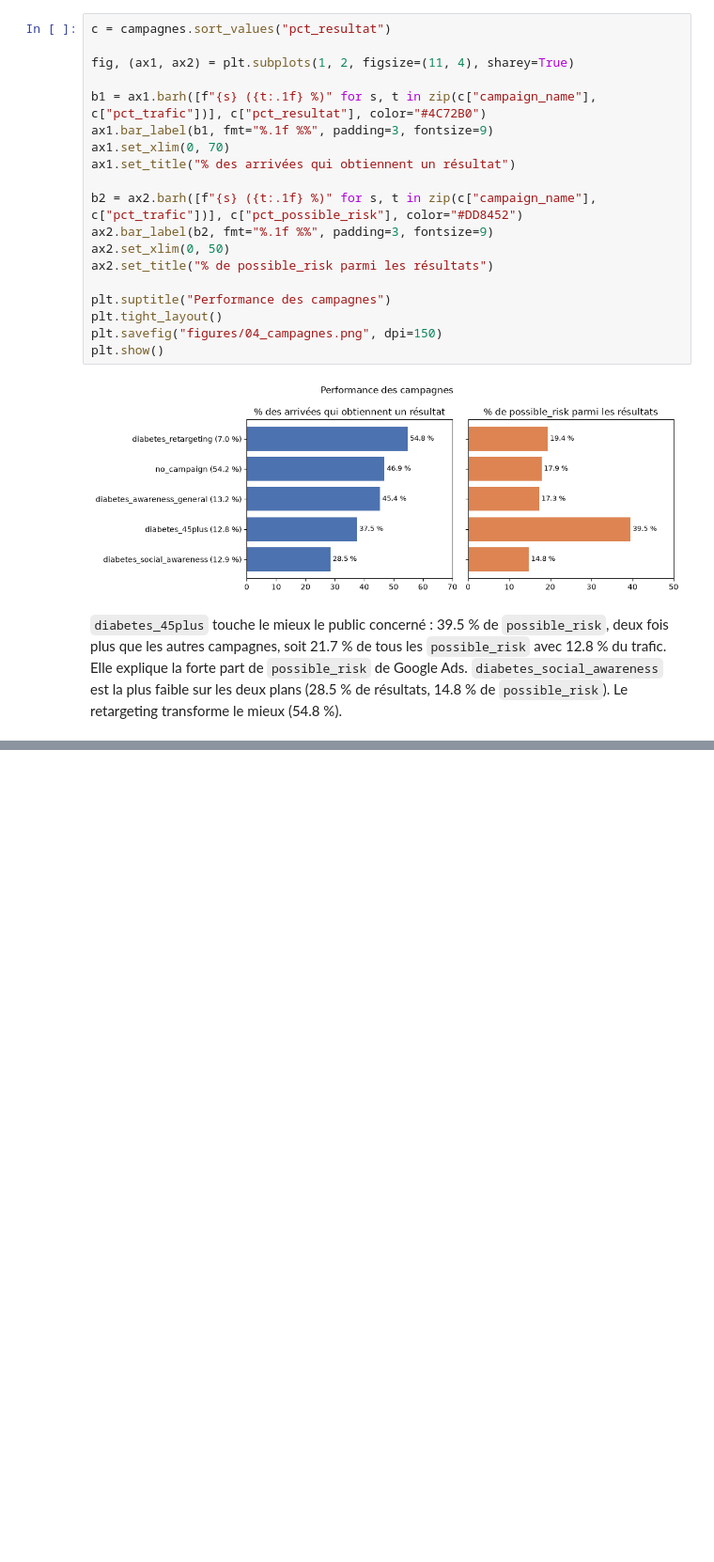
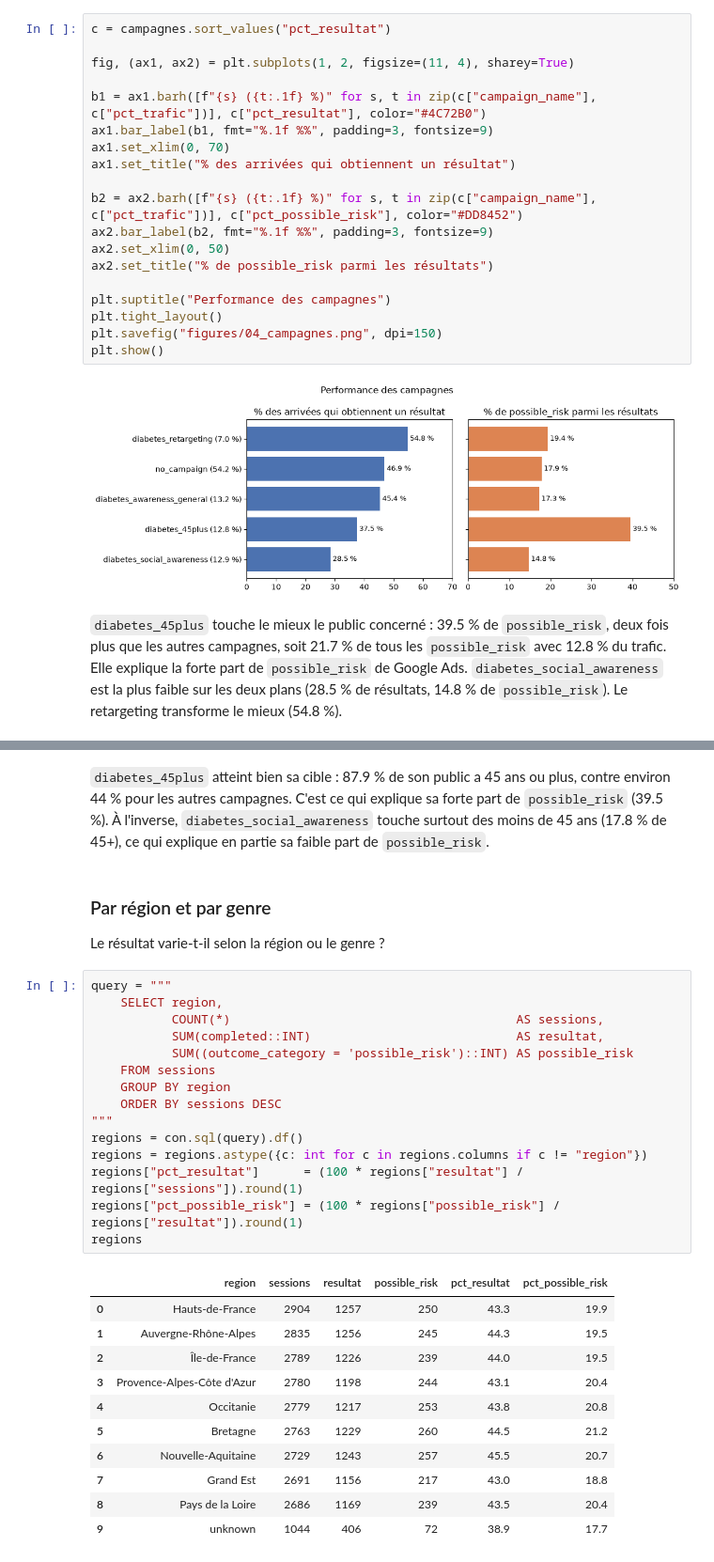
Before and after one commit to sakanokoh/doctoome-case-hamady, a Jupyter notebook: notebooks/03_data-analysis.ipynb, the cells around one changed output, grey strips where cells are left out. Shown at 94% size. Saved outputs shown, nothing was run; the diff lists cells and outputs as text; blank space fills up the shorter version.

```diff
--- a/notebooks/03_data-analysis.ipynb
+++ b/notebooks/03_data-analysis.ipynb
@@ -258,0 +350,32 @@ plt.show()
+# %% [markdown]
+`diabetes_45plus` atteint bien sa cible : 87.9 % de son public a 45 ans ou plus, contre environ 44 % pour les autres campagnes. C'est ce qui explique sa forte part de `possible_risk` (39.5 %). À l'inverse, `diabetes_social_awareness` touche surtout des moins de 45 ans (17.8 % de 45+), ce qui explique en partie sa faible part de `possible_risk`.
+# %% [markdown]
+### Par région et par genre
+Le résultat varie-t-il selon la région ou le genre ?
+# %%
+query = """
+    SELECT region,
+           COUNT(*)                                       AS sessions,
+           SUM(completed::INT)                            AS resultat,
+           SUM((outcome_category = 'possible_risk')::INT) AS possible_risk
+    FROM sessions
+    GROUP BY region
+    ORDER BY sessions DESC
+"""
+regions = con.sql(query).df()
+regions = regions.astype({c: int for c in regions.columns if c != "region"})
+regions["pct_resultat"]      = (100 * regions["resultat"] / regions["sessions"]).round(1)
+regions["pct_possible_risk"] = (100 * regions["possible_risk"] / regions["resultat"]).round(1)
+regions
+# %% [output]
+|  | region | sessions | resultat | possible_risk | pct_resultat | pct_possible_risk |
+| 0 | Hauts-de-France | 2904 | 1257 | 250 | 43.3 | 19.9 |
+| 1 | Auvergne-Rhône-Alpes | 2835 | 1256 | 245 | 44.3 | 19.5 |
+| 2 | Île-de-France | 2789 | 1226 | 239 | 44.0 | 19.5 |
+| 3 | Provence-Alpes-Côte d'Azur | 2780 | 1198 | 244 | 43.1 | 20.4 |
+| 4 | Occitanie | 2779 | 1217 | 253 | 43.8 | 20.8 |
+| 5 | Bretagne | 2763 | 1229 | 260 | 44.5 | 21.2 |
+| 6 | Nouvelle-Aquitaine | 2729 | 1243 | 257 | 45.5 | 20.7 |
+| 7 | Grand Est | 2691 | 1156 | 217 | 43.0 | 18.8 |
+| 8 | Pays de la Loire | 2686 | 1169 | 239 | 43.5 | 20.4 |
+| 9 | unknown | 1044 | 406 | 72 | 38.9 | 17.7 |
```
Also changed, not shown: parts of 17 cells of this notebook, 6 other files.
